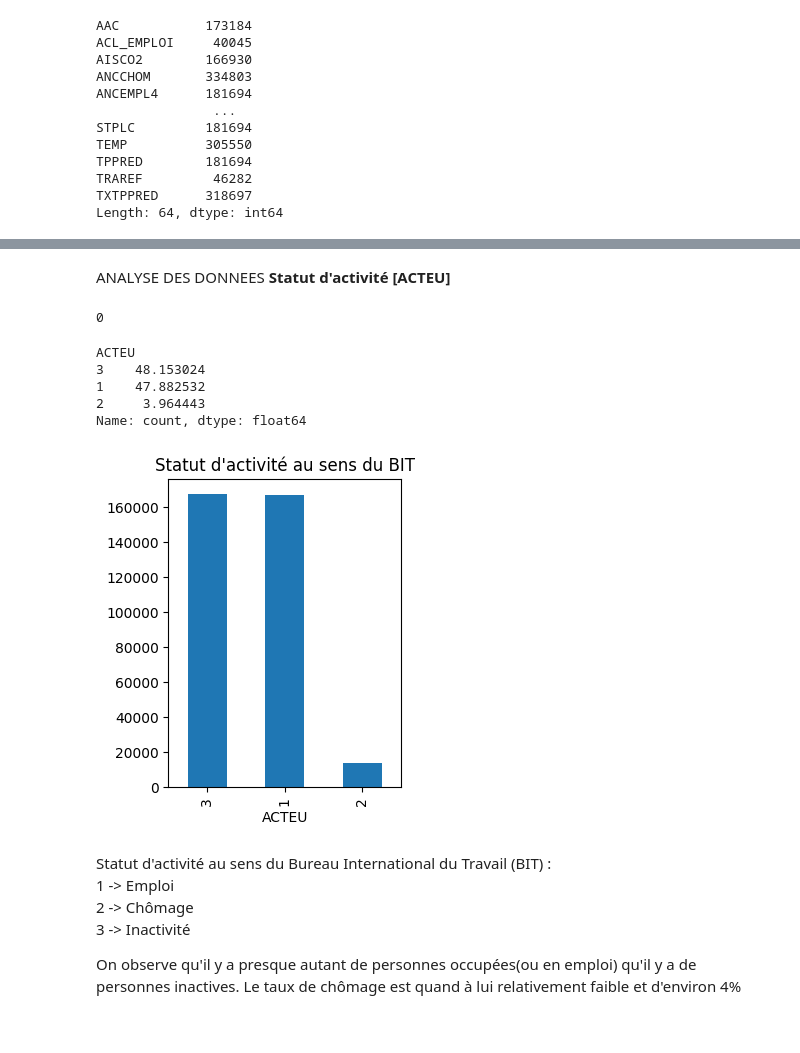
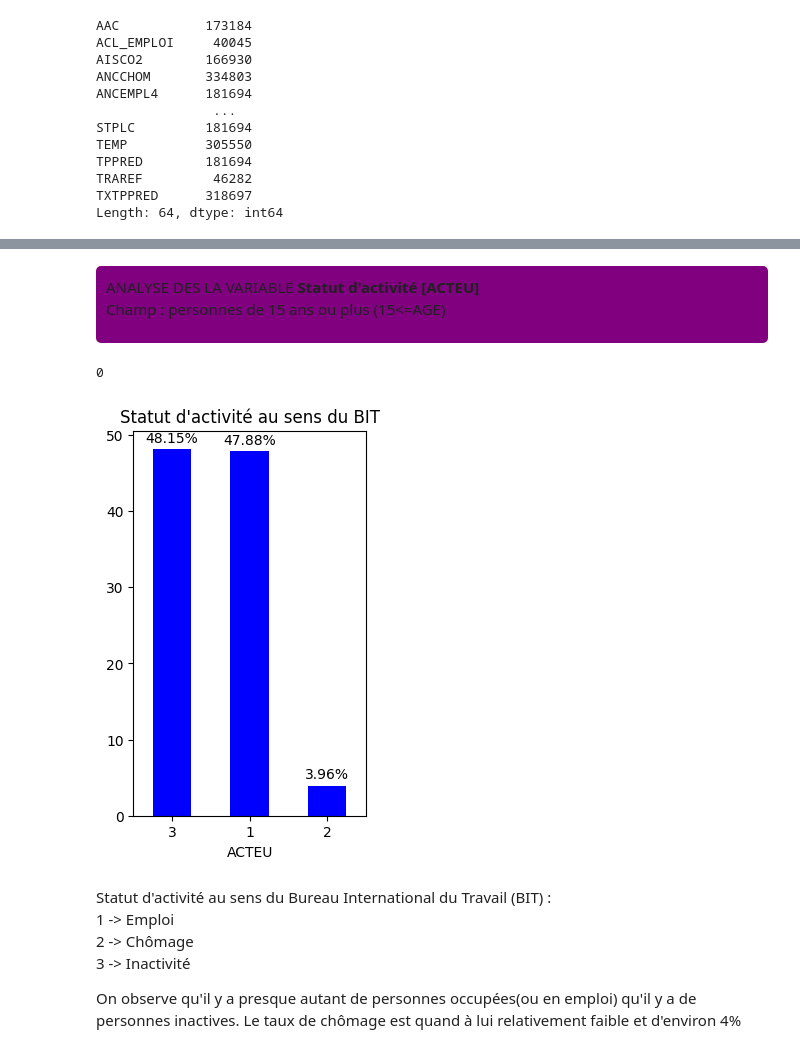
Before and after one commit to Gustiyn/ANALYSE-DES-DONNEES-ACTIVITE-EMPLOI-ET-CHOMAGE---ENQUETE-EMPLOI-EN-CONTINU, a Jupyter notebook: EEC23.ipynb, the cells around one changed output, grey strips where cells are left out. Drawn from its saved outputs; the diff is of its cells as text; code cells hidden in the pictures.

```diff
--- a/EEC23.ipynb
+++ b/EEC23.ipynb
@@ -62,26 +76,29 @@ La base de données comporte plusieurs valeurs manquantes. Il est important de c
-# %% [markdown]
-ANALYSE DES DONNEES **Statut d'activité [ACTEU]**
+# %% [markdown]
+<div style="background-color: purple; padding: 10px; border-radius: 5px;">
+
+ANALYSE DES LA VARIABLE **Statut d'activité [ACTEU]**  \
+Champ : personnes de 15 ans ou plus (15<=AGE)
+
+</div>
 # %%
 print(missing_values.loc['ACTEU'])
 # %% [output]
 0
-# %%
-counts_acteu = eec23['ACTEU'].value_counts()
-percentages_acteu = (counts_acteu / len(eec23)) * 100
-print(percentages_acteu)
-# %% [output]
-ACTEU
-3    48.153024
-1    47.882532
-2     3.964443
-Name: count, dtype: float64
-# %%
-plt.figure(figsize=(3,4))
-eec23['ACTEU'].value_counts().plot(kind='bar')
-plt.title("Statut d'activité au sens du BIT")
-plt.show()
-# %% [output]
-[figure, removed]
+# %%
+total = eec23['ACTEU'].value_counts().sum()
+pourcentages = eec23['ACTEU'].value_counts() / total * 100
+
+plt.figure(figsize=(3, 5))
+ax = pourcentages.plot(kind='bar', color='b')
+
+for i in ax.patches:
+    ax.text(i.get_x() + i.get_width() / 2, i.get_height() + 0.5, f"{i.get_height():.2f}%", ha='center', va='bottom')
+
+plt.title("Statut d'activité au sens du BIT")
+ax.set_xticklabels(ax.get_xticklabels(), rotation=0, ha='center')
+plt.show()
+# %% [output]
+[figure, added]
 # %% [markdown]
 Statut d'activité au sens du Bureau International du Travail (BIT) :  \
 1 -> Emploi  \
```
Also changed, not shown: parts of 31 cells of this notebook.
